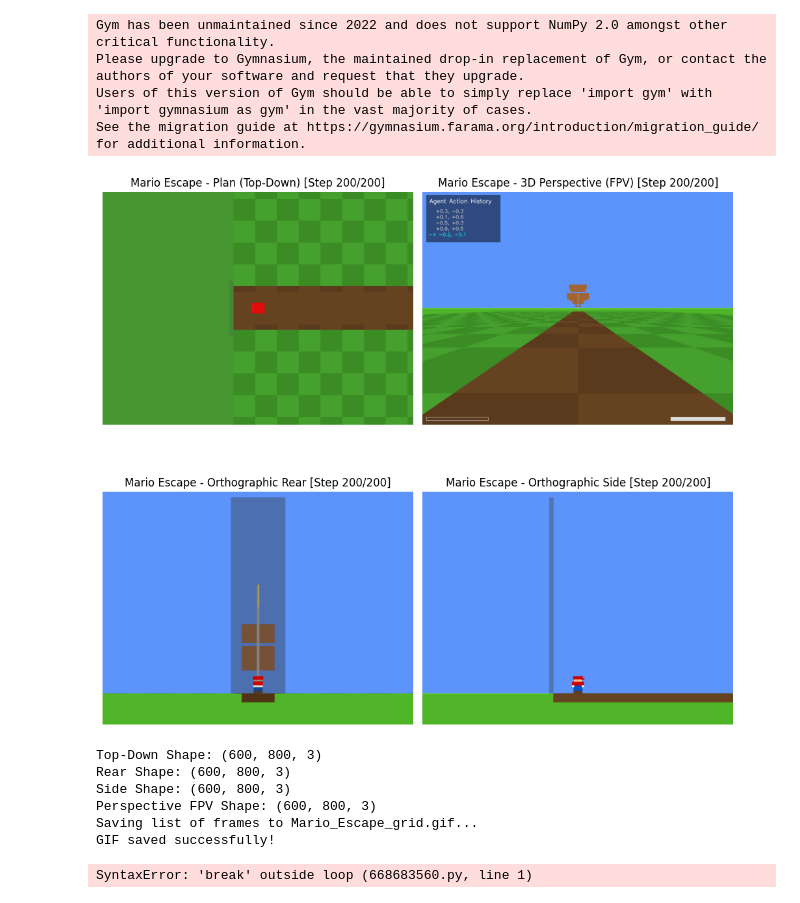
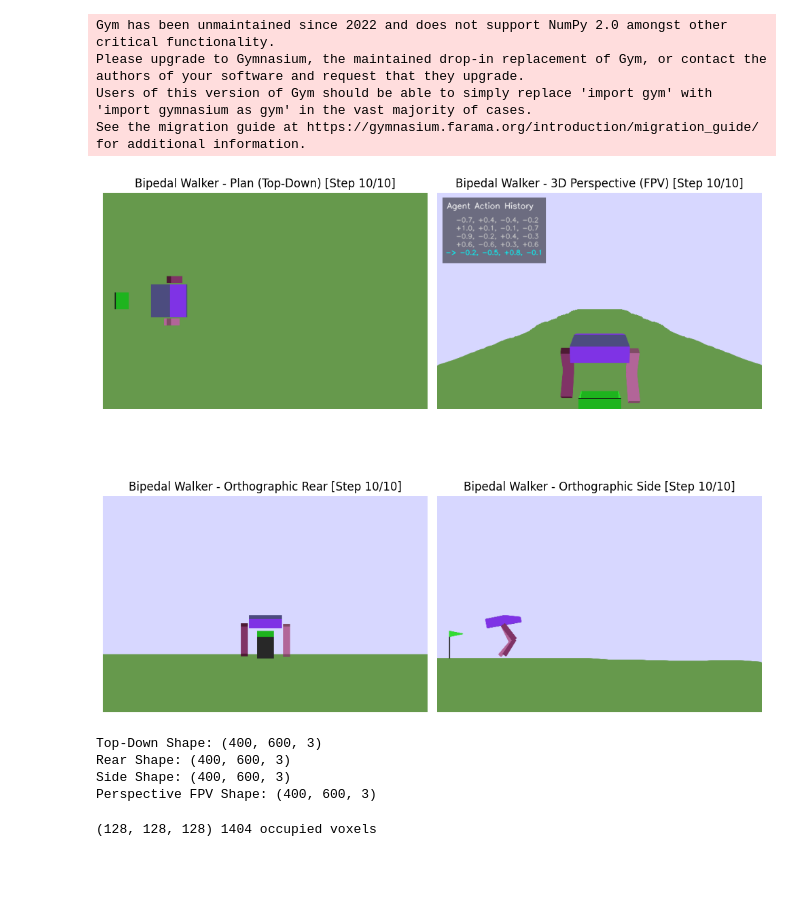
Before and after one commit to dexterdley/ORTHOWORLDS, a Jupyter notebook: ortho/gen_orthographic_worlds.ipynb, the cells around one changed output. Saved outputs shown, nothing was run; the diff lists cells and outputs as text; code cells hidden in the pictures; blank space fills up the shorter version.

```diff
--- a/ortho/gen_orthographic_worlds.ipynb
+++ b/ortho/gen_orthographic_worlds.ipynb
@@ -48,15 +48,15 @@ print("Testing All Envs...")
 
 if __name__ == "__main__":
     env_factories = [
-        ("Lunar Lander", lambda: LunarOrthographicWrapper(LunarLander())),
         ("Bipedal Walker", lambda: BipedalOrthographicWrapper(BipedalWalker())),
-        ("Wrecking Ball", lambda: WreckingBallOrthographicWrapper(WreckingBallEnv())),
-        ("Excavator", lambda: ExcavatorOrthographicWrapper(ExcavatorEnv())),
+        #("Lunar Lander", lambda: LunarOrthographicWrapper(LunarLander())),
+        #("Wrecking Ball", lambda: WreckingBallOrthographicWrapper(WreckingBallEnv())),
+        #("Excavator", lambda: ExcavatorOrthographicWrapper(ExcavatorEnv())),
         #("Toxic Gas Escape", lambda: ToxicGasEscapeOrthographicWrapper(ToxicGasEscapeEnv())),
-        ("Drone Dogfight", lambda: DroneDogfightOrthographicWrapper(DroneDogfightEnv())),
-        ("Mario Escape", lambda: MarioOrthographicWrapper(MarioEscapeEnv())),
+        #("Drone Dogfight", lambda: DroneDogfightOrthographicWrapper(DroneDogfightEnv())),
+        #("Mario Escape", lambda: MarioOrthographicWrapper(MarioEscapeEnv())),
     ]
-    num_steps = 200
+    num_steps = 10
     action_history = deque(maxlen=5)
 
     for name, make_env in env_factories:
@@ -122,42 +122,61 @@ if __name__ == "__main__":
             fig.canvas.draw()
 
             # Extract the RGBA buffer from the figure canvas and convert to a PIL Image
             rgba_image = Image.frombytes(
                 "RGBA", fig.canvas.get_width_height(), fig.canvas.buffer_rgba()
             )
             gif_list.append(rgba_image.convert("RGB"))
 
             if terminated or truncated:
                 break
         print(f"Top-Down Shape: {im_top_down.shape}")
         print(f"Rear Shape: {im_rear.shape}")
         print(f"Side Shape: {im_side.shape}")
         print(f"Perspective FPV Shape: {im_fpv.shape}")
         env.close()
 
         time.sleep(2)
-
+        '''
         gif_path = f"{name.replace(' ', '_')}_grid.gif"
         print(f"Saving list of frames to {gif_path}...")
 
         gif_list[0].save(
             gif_path,
             save_all=True,
             append_images=gif_list[1:],
             duration=50,  # Duration between frames in milliseconds (e.g., 50ms = 20fps)
             loop=0,  # 0 = infinite loop
         )
 
         print("GIF saved successfully!")
+        '''
 # %% [output]
-[figure, old version]
+[figure, new version]
-Top-Down Shape: (600, 800, 3)
-Rear Shape: (600, 800, 3)
-Side Shape: (600, 800, 3)
-Perspective FPV Shape: (600, 800, 3)
-Saving list of frames to Mario_Escape_grid.gif...
-GIF saved successfully!
+Top-Down Shape: (400, 600, 3)
+Rear Shape: (400, 600, 3)
+Side Shape: (400, 600, 3)
+Perspective FPV Shape: (400, 600, 3)
 # %%
-break
+import numpy as np
+from PIL import Image
+
+N = 128  # voxel resolution
+
+def mask(image, thresh=0.5, dark_on_light=True):
+    """RGB uint8 array (H,W,3) -> boolean silhouette (N,N)."""
+    im = Image.fromarray(image.astype(np.uint8)).convert("L").resize((N, N), Image.NEAREST)
+    im = np.asarray(im, dtype=np.float32) / 255.
+    return im < thresh if dark_on_light else im > thresh
+
+top  = mask(im_top_down)   # rows = y, cols = x
+side = mask(im_side)       # rows = z (row 0 = top), cols = x
+rear = mask(im_rear)       # rows = z (row 0 = top), cols = y
+
+T = top.T                  # T[x, y]
+S = side[::-1].T           # S[x, z]
+R = rear[::-1].T           # R[y, z]
+
+V = T[:, :, None] & S[:, None, :] & R[None, :, :]   # (N, N, N) bool
+print(V.shape, V.sum(), "occupied voxels")
 # %% [output]
-SyntaxError: 'break' outside loop (668683560.py, line 1)
+(128, 128, 128) 1404 occupied voxels
```
Also changed, not shown: parts of 5 cells of this notebook, 29 other files.
